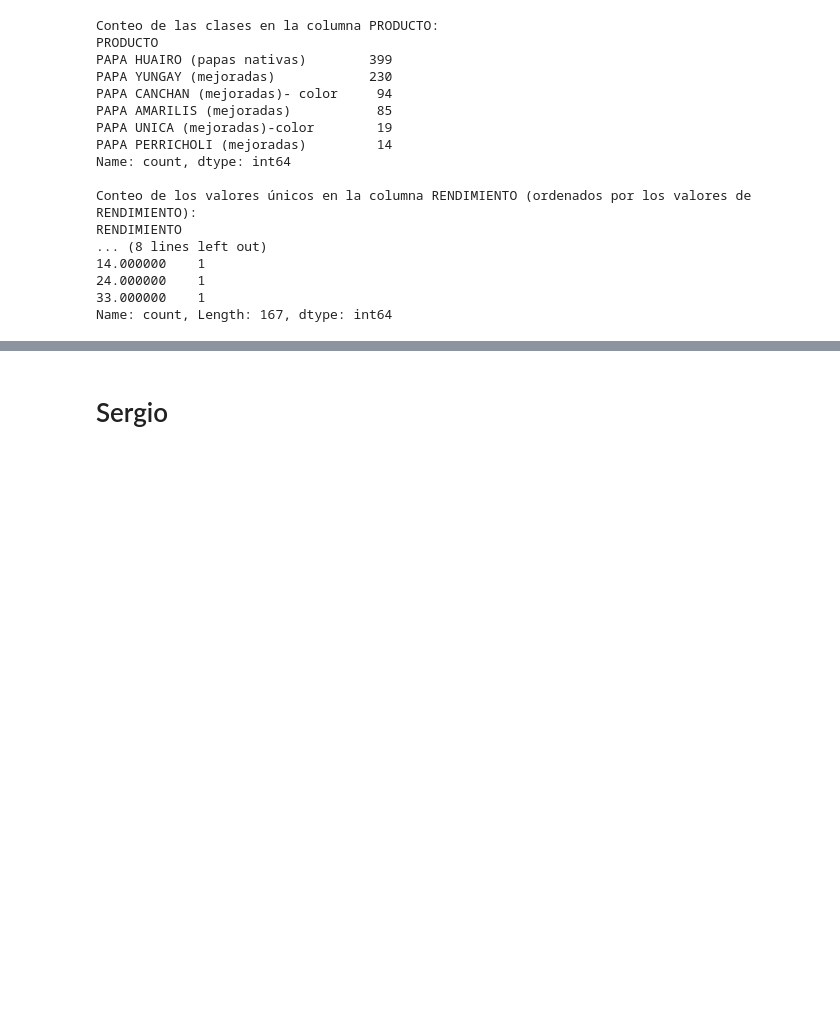
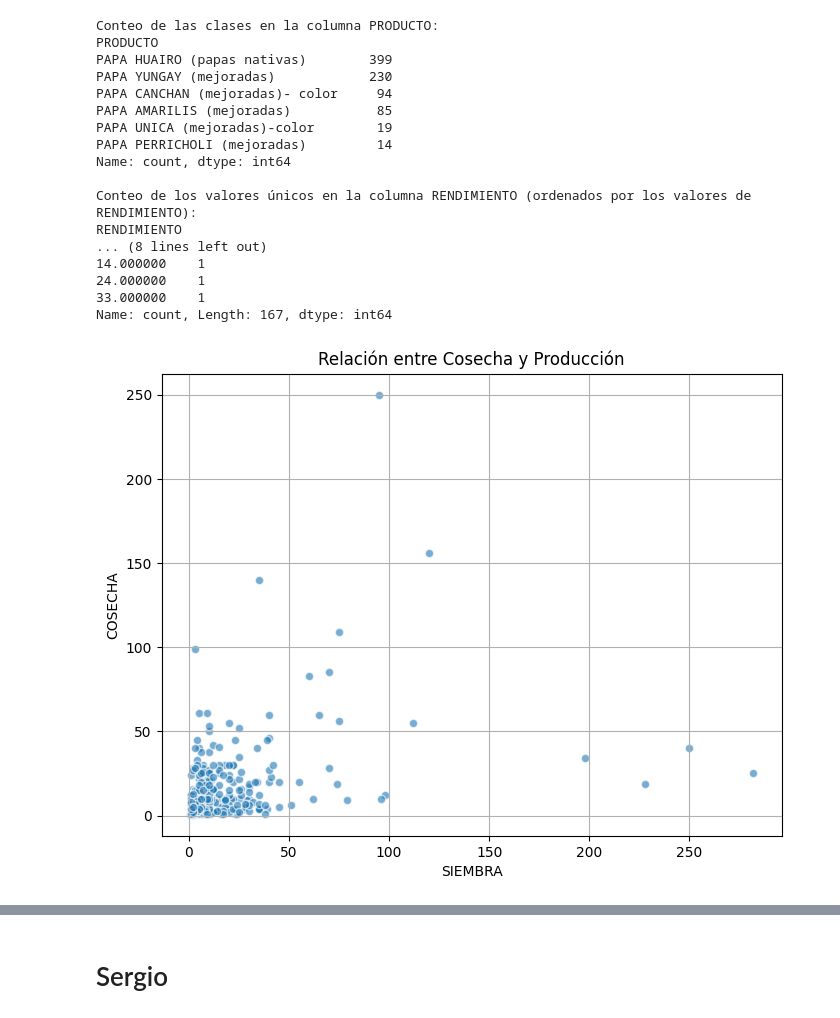
Before and after one commit to CIP-Hackaton/Arbues_CIP_notes, a Jupyter notebook: Rendimiento/Prueba.ipynb, the cells around one changed output, grey strips where cells are left out. Drawn from its saved outputs; the diff is of its cells as text; code cells hidden in the pictures; blank space fills up the shorter version.

```diff
--- a/Rendimiento/Prueba.ipynb
+++ b/Rendimiento/Prueba.ipynb
@@ -181,3 +183,16 @@ RENDIMIENTO
 24.000000    1
 33.000000    1
 Name: count, Length: 167, dtype: int64
+# %%
+import matplotlib.pyplot as plt
+
+# Crear el gráfico de dispersión entre Cosecha y Producción
+plt.figure(figsize=(8, 6))
+plt.scatter(df_rend_sinPapasNoID_6['SIEMBRA'], df_rend_sinPapasNoID_6['COSECHA'], alpha=0.6, edgecolors='w')
+plt.title('Relación entre Cosecha y Producción')
+plt.xlabel('SIEMBRA')
+plt.ylabel('COSECHA')
+plt.grid(True)
+plt.show()
+# %% [output]
+[figure, added]
```
Also changed, not shown: parts of 19 cells of this notebook, 4 other files.
